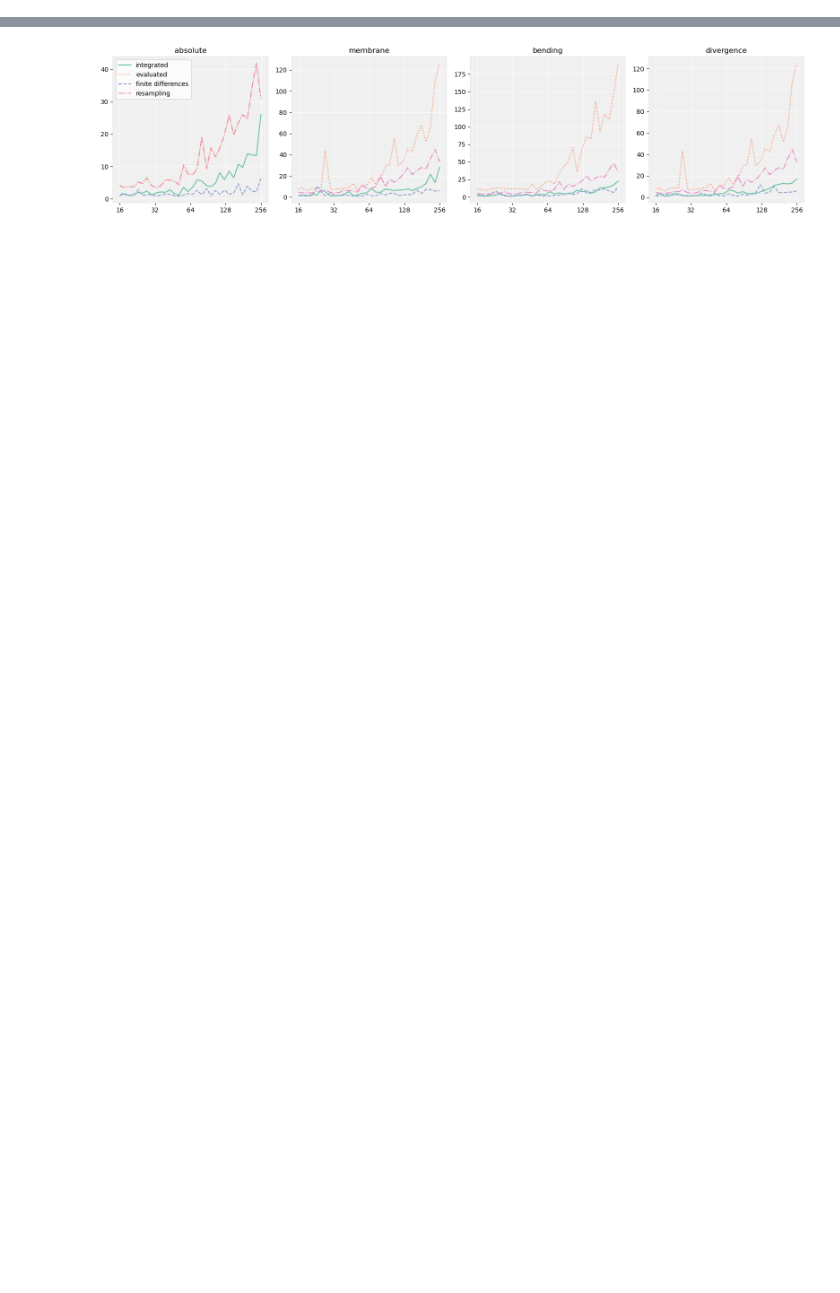
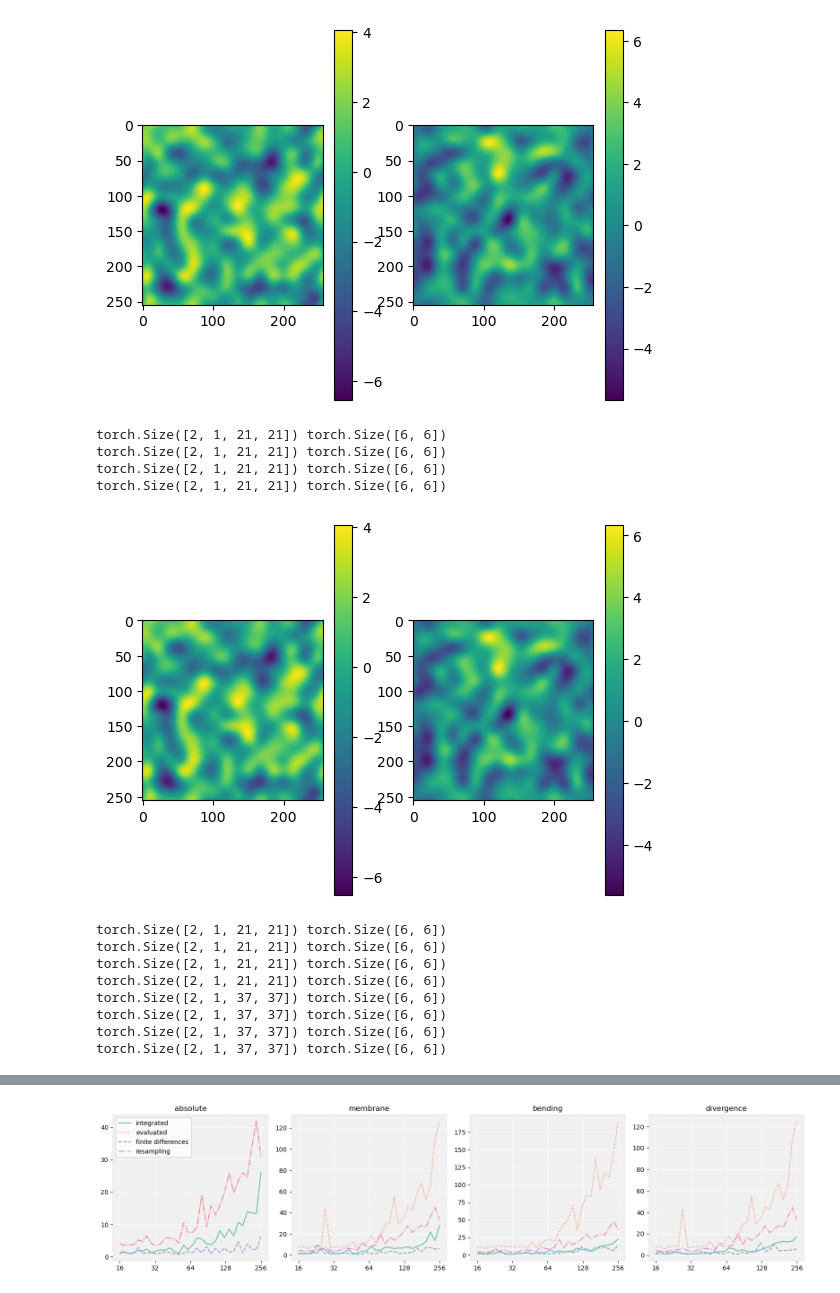
Before and after one commit to balbasty/torch-interpol, a Jupyter notebook: examples/bsplines.ipynb, the cells around one changed output, grey strips where cells are left out. Saved outputs shown, nothing was run; the diff lists cells and outputs as text; code cells hidden in the pictures; blank space fills up the shorter version.

```diff
--- a/examples/bsplines.ipynb
+++ b/examples/bsplines.ipynb
@@ -11,7 +11,7 @@ from interpol import resize, spline_coeff_nd, grid_grad, grid_hess, identity_gri
 
 BOUND = 'circulant'
 ANCHOR = 'edge'
-NDIM = 1
+NDIM = 2
 ORDER = 3
 NORM = True
 SHAPE = 16
@@ -23,7 +23,7 @@ fullshape = [SHAPE] * NDIM + [NDIM]
 coeff = torch.randn(*fullshape, dtype=torch.float64) * SHAPE / 4
 
 # coarse to fine pyramid of grids
-factors = torch.linspace(0, MAXFAC, 32).tolist()
+factors = torch.linspace(0, MAXFAC, 128).tolist()
 shapes = [int(round(SHAPE * 2**f)) for f in factors]
 # I make it so the voxel size is 1 when the grid is 128, because of
 # instabilities obsered when working with tiny voxel sizes (I think
@@ -153,55 +153,49 @@ for shape, vx in zip(shapes, vxs):
     div_fd += [flowreg(flow, 'fd', bound=BOUND, div=1, norm=NORM, voxel_size=vx)]
     time_div_fd += [time() - tic]
 # %%
-import torch
-import math
-import matplotlib.pyplot as plt
-from matplotlib.cm import viridis, Set2 as NodeColors
-from time import time
-from scipy.ndimage import spline_filter, zoom
-from interpol.regularizers import flowreg, make_evalkernels1d, flow_upsample2
-from interpol import resize, spline_coeff_nd, grid_grad, grid_hess, identity_grid
-
-
-BOUND = 'circulant'
-ANCHOR = 'edge'
-NDIM = 1
-ORDER = 3
-NORM = True
-SHAPE = 16
-MAXFAC = 4
-USE_SCIPY = False
-
-# sample spline coefficients on a coarse grid
-# coeff = torch.randn(SHAPE, SHAPE, 2, dtype=torch.float64) * SHAPE / 4
 
 intfactors = list(range(MAXFAC+1))
 intshapes = [int(round(SHAPE * 2**f)) for f in intfactors]
 intvxs = [2 * 128 / round(SHAPE * 2**f) for f in intfactors]
 
 int_absolute_exact, int_membrane_exact, int_bending_exact, int_div_exact = [], [], [], []
 
 for shape, vx in zip(intshapes, intvxs):
     coeff1 = coeff
     logfactor = int(math.log2(shape//SHAPE))
     for _ in range(logfactor):
         coeff1 = flow_upsample2(coeff1, order=ORDER, bound=BOUND)
 
-    # if NDIM == 1:
-    #     x = torch.linspace(-0.5, len(coeff1)-0.5, 256)
-    #     plt.plot(resize(coeff1.squeeze(), shape=[256], interpolation=ORDER, bound=BOUND, prefilter=False, anchor='e') / 2**logfactor)
-    #     # plt.plot(grid_pull(coeff1.movedim(-1, 0), x[:, None], interpolation=ORDER, bound=BOUND).squeeze() / 2**logfactor)
-    #     plt.show()
-    # elif NDIM == 2:
-    #     plt.subplot(1, 2, 1)
-    #     plt.imshow(resize(coeff1[..., 0], shape=[256, 256], interpolation=ORDER, bound=BOUND, prefilter=False, anchor='e') / 2**logfactor)
-    #     plt.colorbar()
-    #     plt.subplot(1, 2, 2)
-    #     plt.imshow(resize(coeff1[..., 1], shape=[256, 256], interpolation=ORDER, bound=BOUND, prefilter=False, anchor='e') / 2**logfactor)
-    #     plt.colorbar()
-    #     plt.show()
+    if NDIM == 1:
+        x = torch.linspace(-0.5, len(coeff1)-0.5, 256)
+        plt.plot(resize(coeff1.squeeze(), shape=[256], interpolation=ORDER, bound=BOUND, prefilter=False, anchor='e') / 2**logfactor)
+        # plt.plot(grid_pull(coeff1.movedim(-1, 0), x[:, None], interpolation=ORDER, bound=BOUND).squeeze() / 2**logfactor)
+        plt.show()
+    elif NDIM == 2:
+        plt.subplot(1, 2, 1)
+        plt.imshow(resize(coeff1[..., 0], shape=[256, 256], interpolation=ORDER, bound=BOUND, prefilter=False, anchor='e') / 2**logfactor)
+        plt.colorbar()
+        plt.subplot(1, 2, 2)
+        plt.imshow(resize(coeff1[..., 1], shape=[256, 256], interpolation=ORDER, bound=BOUND, prefilter=False, anchor='e') / 2**logfactor)
+        plt.colorbar()
+        plt.show()
     # compute energies
     int_absolute_exact += [flowreg(coeff1, ORDER, bound=BOUND, absolute=1, norm=NORM, voxel_size=vx)]
     int_membrane_exact += [flowreg(coeff1, ORDER, bound=BOUND, membrane=1, norm=NORM, voxel_size=vx)]
     int_bending_exact += [flowreg(coeff1, ORDER, bound=BOUND, bending=1, norm=NORM, voxel_size=vx)]
     int_div_exact += [flowreg(coeff1, ORDER, bound=BOUND, div=1, norm=NORM, voxel_size=vx)]
+# %% [output]
+[figure, added]
+torch.Size([2, 1, 21, 21]) torch.Size([6, 6])
+torch.Size([2, 1, 21, 21]) torch.Size([6, 6])
+torch.Size([2, 1, 21, 21]) torch.Size([6, 6])
+torch.Size([2, 1, 21, 21]) torch.Size([6, 6])
+[figure, added]
+torch.Size([2, 1, 21, 21]) torch.Size([6, 6])
+torch.Size([2, 1, 21, 21]) torch.Size([6, 6])
+torch.Size([2, 1, 21, 21]) torch.Size([6, 6])
+torch.Size([2, 1, 21, 21]) torch.Size([6, 6])
+torch.Size([2, 1, 37, 37]) torch.Size([6, 6])
+torch.Size([2, 1, 37, 37]) torch.Size([6, 6])
+torch.Size([2, 1, 37, 37]) torch.Size([6, 6])
+torch.Size([2, 1, 37, 37]) torch.Size([6, 6])
```
Also changed, not shown: parts of 2 cells of this notebook, 45 other files.
